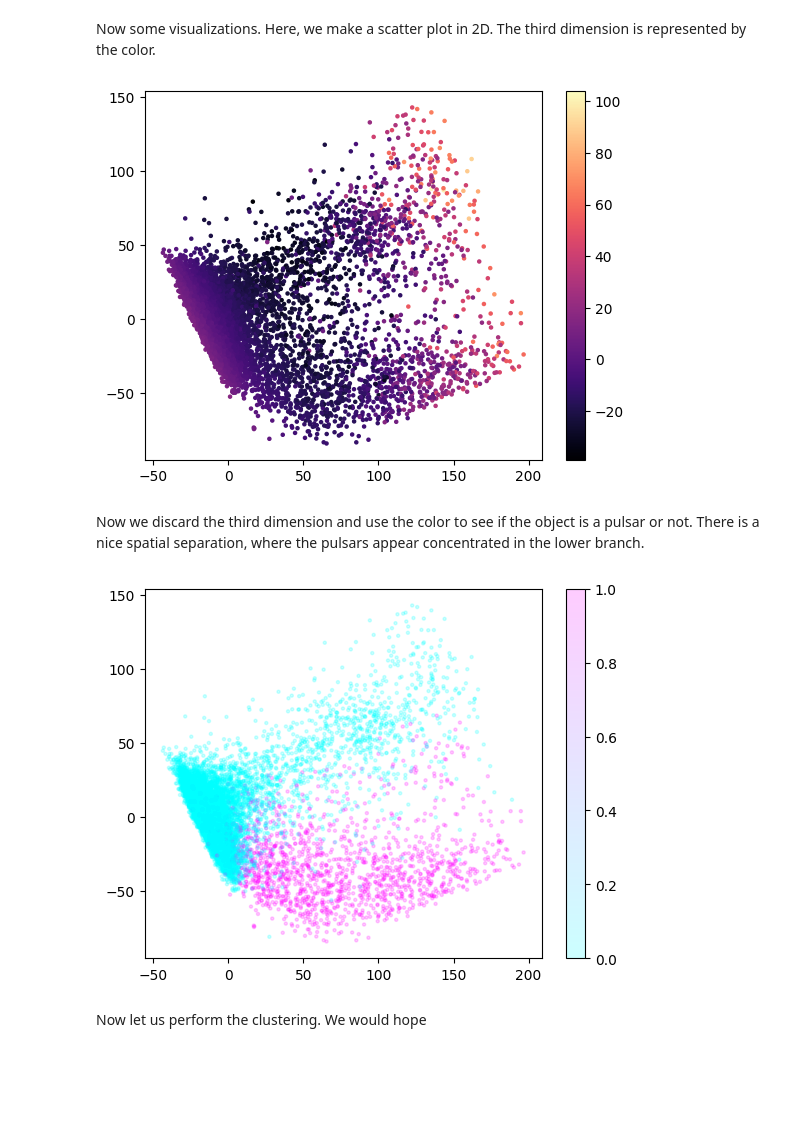
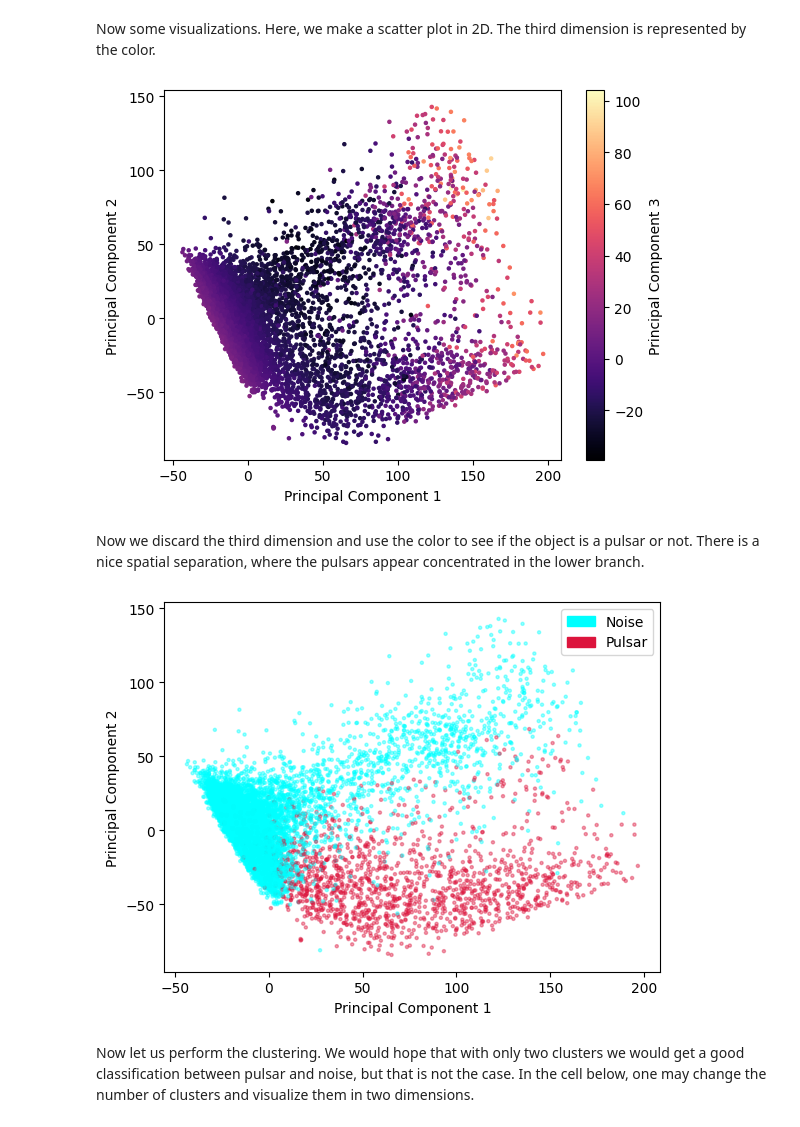
Before and after one commit to marcsgil/MLPhysics, a Jupyter notebook: 1 - Clustering Application/main.ipynb, the cells around one changed output. Drawn from its saved outputs; the diff is of its cells as text; code cells hidden in the pictures; blank space fills up the shorter version.

```diff
--- a/1 - Clustering Application/main.ipynb
+++ b/1 - Clustering Application/main.ipynb
@@ -9 +6,24 @@ import matplotlib.pyplot as plt
+# %%
+import numpy as np
+import csv
+from sklearn.decomposition import PCA
+from sklearn.cluster import KMeans
+import matplotlib.pyplot as plt
+from matplotlib.colors import ListedColormap
+import matplotlib.patches as mpatches
+
+#Some code to set the colors and the legends for the plots:
+cmap = ListedColormap(['cyan', 'crimson'])
+
+def translate(val):
+    if val == 1:
+        return 'Pulsar'
+    else:
+        return 'Noise'
+
+legend_handles = []
+for category in set([0,1]):
+    label = translate(category)
+    color = cmap(category)
+    legend_handles.append(mpatches.Patch(color=color, label=label))
 # %% [markdown]
@@ -41,18 +59,20 @@ reduced_x = pca.fit_transform(x)
 Now some visualizations. Here, we make a scatter plot in 2D. The third dimension is represented by the color.
 # %%
 sc = plt.scatter(reduced_x[:,0],reduced_x[:,1],c=reduced_x[:,2],s=5,cmap='magma')
-plt.colorbar(sc)
-plt.show()
+plt.xlabel('Principal Component 1')
+plt.ylabel('Principal Component 2')
+plt.colorbar(sc, label = 'Principal Component 3');
 # %% [output]
-[figure, old version]
+[figure, new version]
 # %% [markdown]
 Now we discard the third dimension and use the color to see if the object is a pulsar or not. There is a nice spatial separation, where the pulsars appear concentrated in the lower branch.
 # %%
-sc = plt.scatter(reduced_x[:,0],reduced_x[:,1],c=y,s=5,alpha=0.2,cmap='cool')
-plt.colorbar(sc)
-plt.show()
+sc = plt.scatter(reduced_x[:,0],reduced_x[:,1],c=y,s=5,alpha=0.4,cmap=cmap)
+plt.legend(handles=legend_handles)
+plt.xlabel('Principal Component 1')
+plt.ylabel('Principal Component 2');
 # %% [output]
-[figure, old version]
+[figure, new version]
-# %% [markdown]
-Now let us perform the clustering. We would hope
+# %% [markdown]
+Now let us perform the clustering. We would hope that with only two clusters we would get a good classification between pulsar and noise, but that is not the case. In the cell below, one may change the number of clusters and visualize them in two dimensions.
 # %%
```
Also changed, not shown: parts of 22 cells of this notebook.
